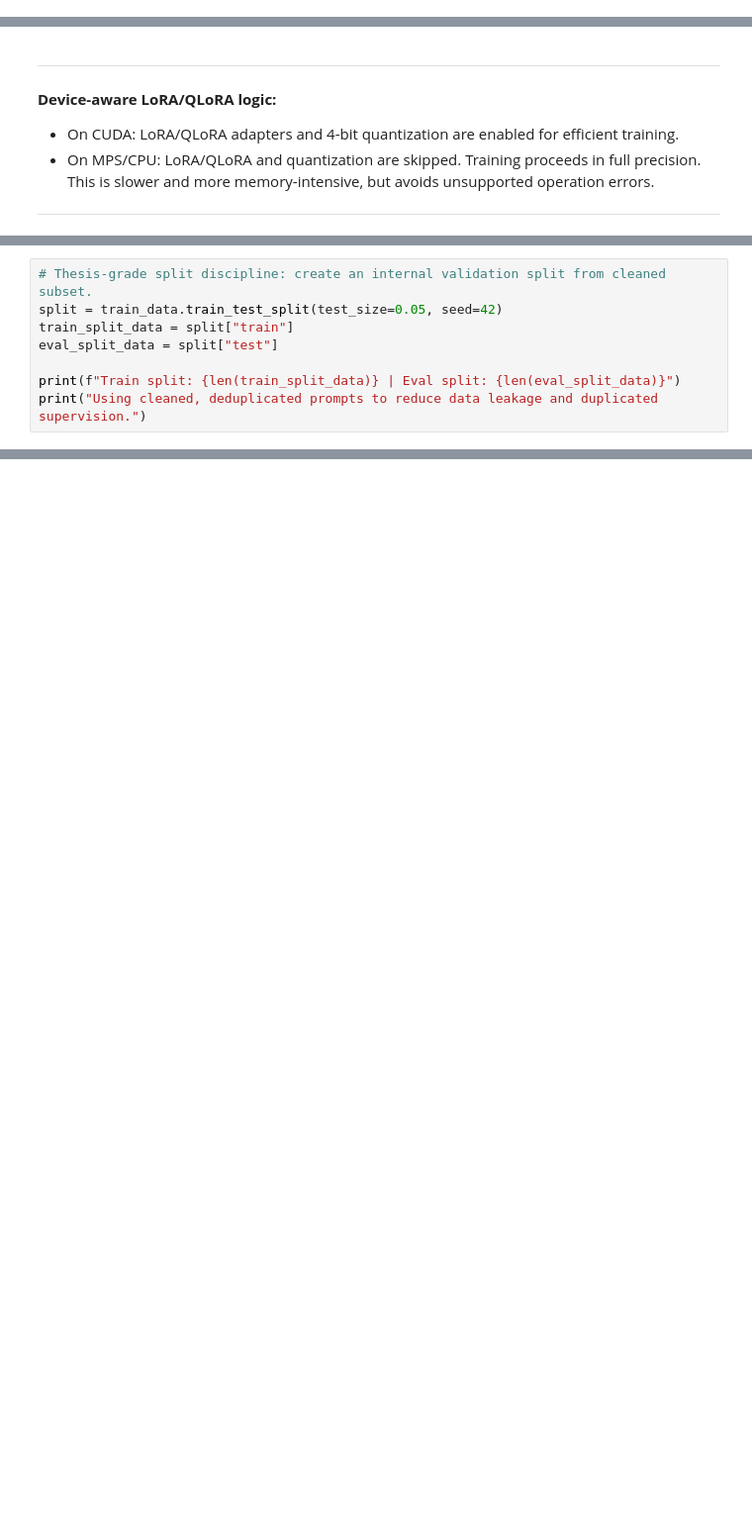
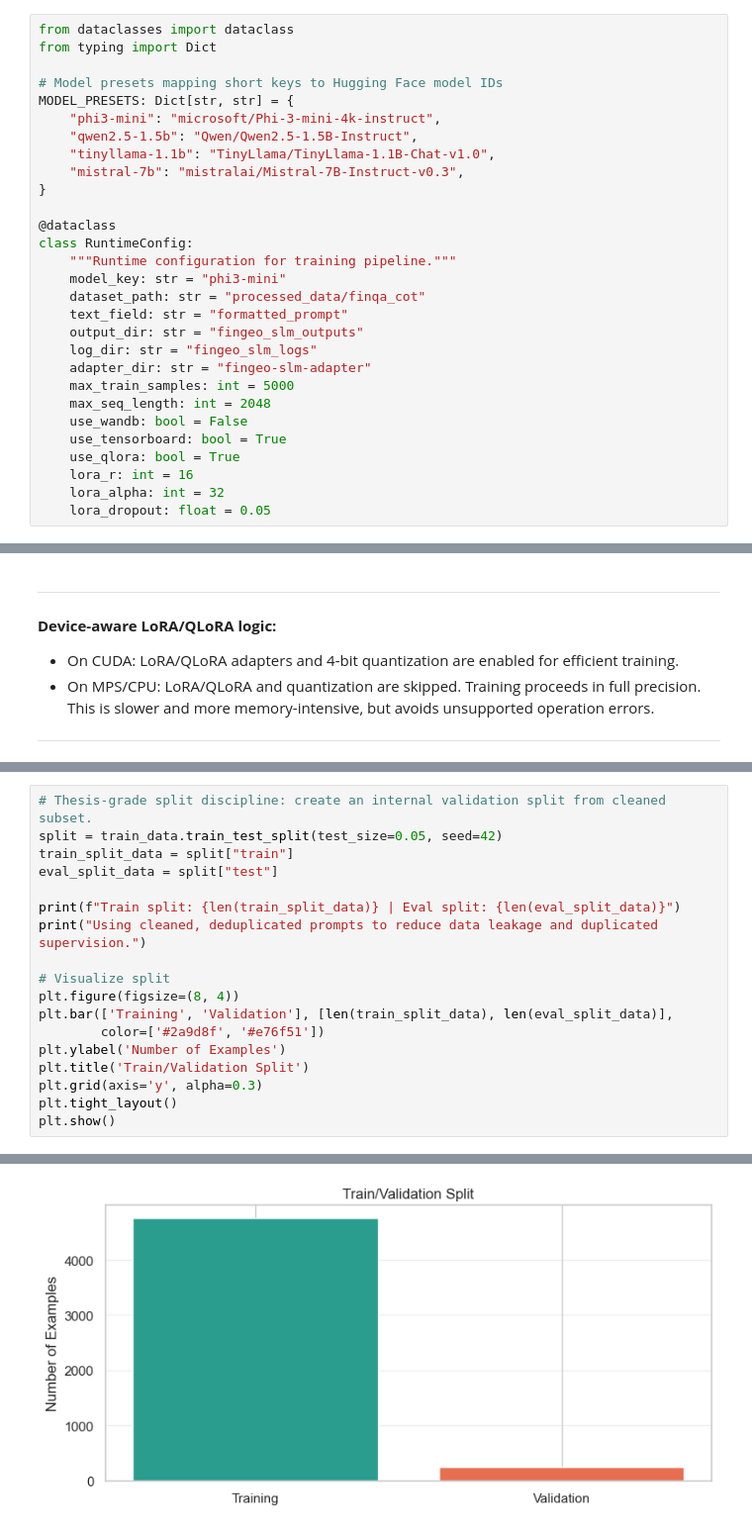
Before and after one commit to Uziii-man/FinGEO-SLM, a Jupyter notebook: 02_model_optimization_and_training.ipynb, the cells around one changed output, grey strips where cells are left out. Shown at 99% size. Saved outputs shown, nothing was run; the diff lists cells and outputs as text; blank space fills up the shorter version.

```diff
--- a/02_model_optimization_and_training.ipynb
+++ b/02_model_optimization_and_training.ipynb
@@ -48,0 +60,29 @@ print(f"Project root: {PROJECT_ROOT}")
+# %%
+from dataclasses import dataclass
+from typing import Dict
+
+# Model presets mapping short keys to Hugging Face model IDs
+MODEL_PRESETS: Dict[str, str] = {
+    "phi3-mini": "microsoft/Phi-3-mini-4k-instruct",
+    "qwen2.5-1.5b": "Qwen/Qwen2.5-1.5B-Instruct",
+    "tinyllama-1.1b": "TinyLlama/TinyLlama-1.1B-Chat-v1.0",
+    "mistral-7b": "mistralai/Mistral-7B-Instruct-v0.3",
+}
+
+@dataclass
+class RuntimeConfig:
+    """Runtime configuration for training pipeline."""
+    model_key: str = "phi3-mini"
+    dataset_path: str = "processed_data/finqa_cot"
+    text_field: str = "formatted_prompt"
+    output_dir: str = "fingeo_slm_outputs"
+    log_dir: str = "fingeo_slm_logs"
+    adapter_dir: str = "fingeo-slm-adapter"
+    max_train_samples: int = 5000
+    max_seq_length: int = 2048
+    use_wandb: bool = False
+    use_tensorboard: bool = True
+    use_qlora: bool = True
+    lora_r: int = 16
+    lora_alpha: int = 32
+    lora_dropout: float = 0.05
@@ -270,12 +572,23 @@ Attach trainable low-rank adapters only when CUDA-backed LoRA is enabled.
 # %%
 # Thesis-grade split discipline: create an internal validation split from cleaned subset.
 split = train_data.train_test_split(test_size=0.05, seed=42)
 train_split_data = split["train"]
 eval_split_data = split["test"]
 
 print(f"Train split: {len(train_split_data)} | Eval split: {len(eval_split_data)}")
 print("Using cleaned, deduplicated prompts to reduce data leakage and duplicated supervision.")
+
+# Visualize split
+plt.figure(figsize=(8, 4))
+plt.bar(['Training', 'Validation'], [len(train_split_data), len(eval_split_data)],
+        color=['#2a9d8f', '#e76f51'])
+plt.ylabel('Number of Examples')
+plt.title('Train/Validation Split')
+plt.grid(axis='y', alpha=0.3)
+plt.tight_layout()
+plt.show()
 # %% [output]
 Train split: 4750 | Eval split: 250
 Using cleaned, deduplicated prompts to reduce data leakage and duplicated supervision.
+[figure, added]
 # %% [markdown]
```
Also changed, not shown: parts of 36 cells of this notebook, 24 other files.
